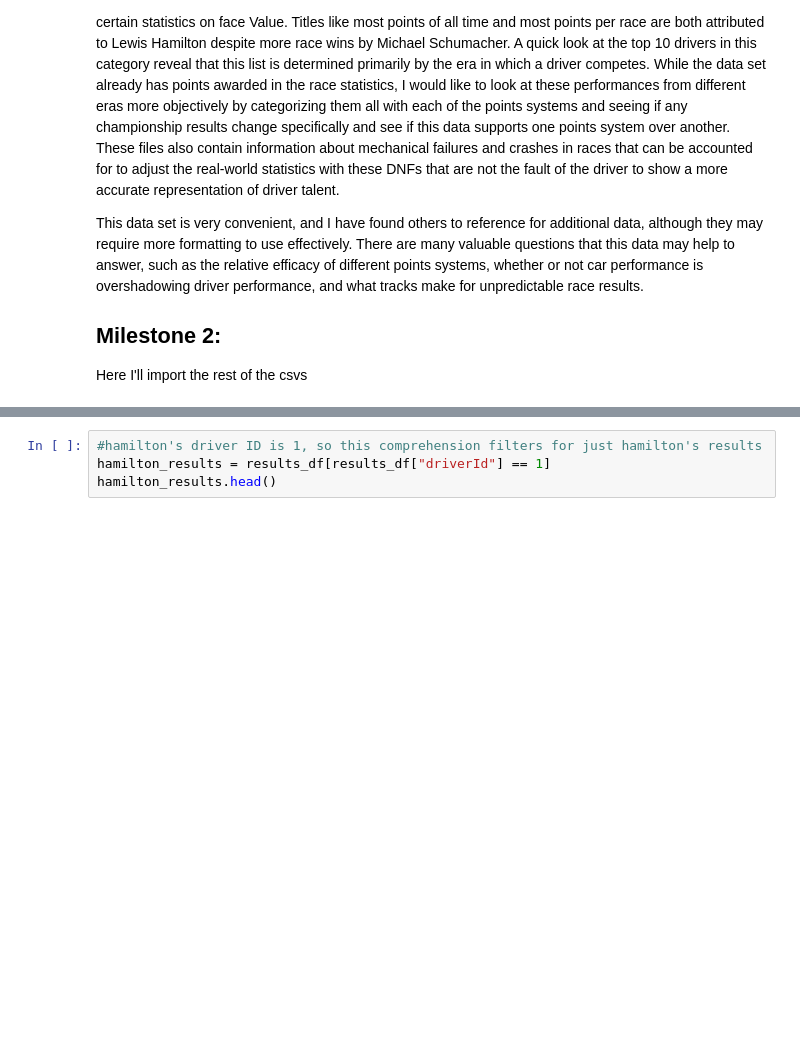
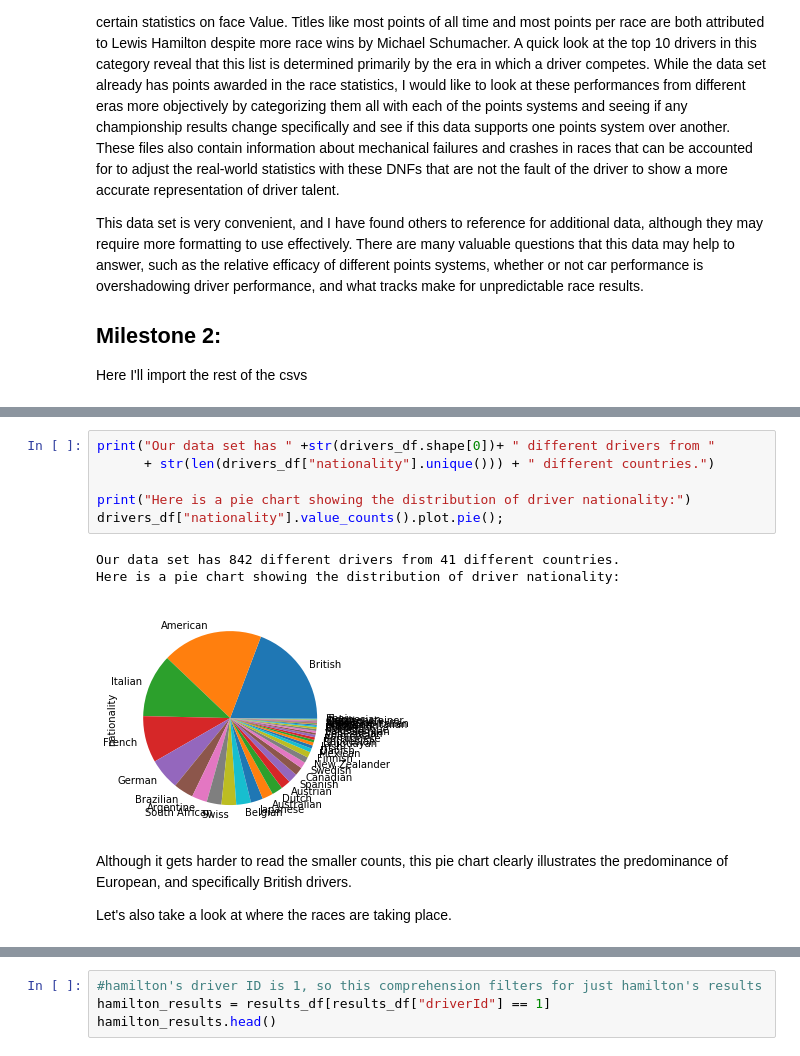
Before and after one commit to mroc170/mroc170.github.io, a Jupyter notebook: index.ipynb, the cells around one changed output, grey strips where cells are left out. Drawn from its saved outputs; the diff is of its cells as text; blank space fills up the shorter version.

```diff
--- a/index.ipynb
+++ b/index.ipynb
@@ -54,0 +84,14 @@ results_df["raced"] = 1
+# %%
+print("Our data set has " +str(drivers_df.shape[0])+ " different drivers from "
+      + str(len(drivers_df["nationality"].unique())) + " different countries.")
+
+print("Here is a pie chart showing the distribution of driver nationality:")
+drivers_df["nationality"].value_counts().plot.pie();
+# %% [output]
+Our data set has 842 different drivers from 41 different countries.
+Here is a pie chart showing the distribution of driver nationality:
+[figure, added]
+# %% [markdown]
+Although it gets harder to read the smaller counts, this pie chart clearly illustrates the predominance of European, and specifically British drivers.
+
+Let's also take a look at where the races are taking place.
```
Also changed, not shown: parts of 48 cells of this notebook, 1 other file.
